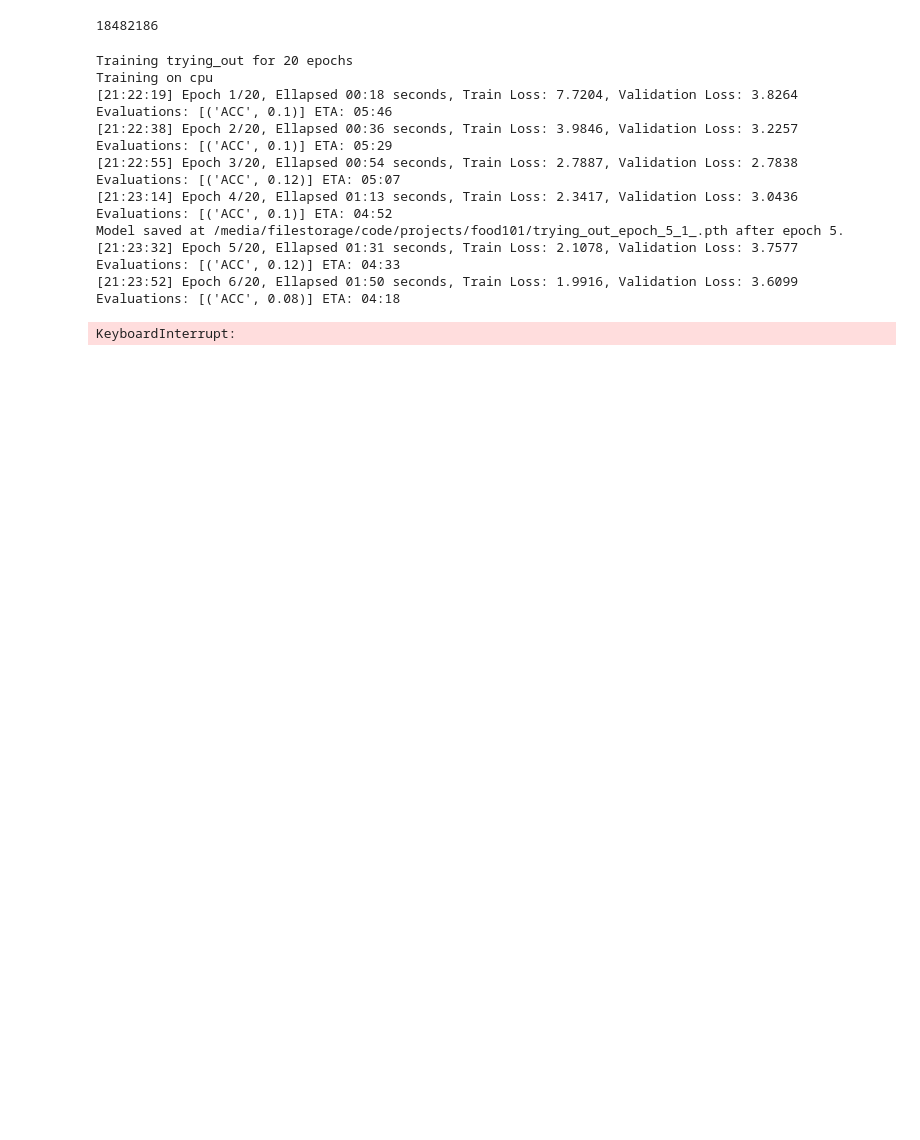
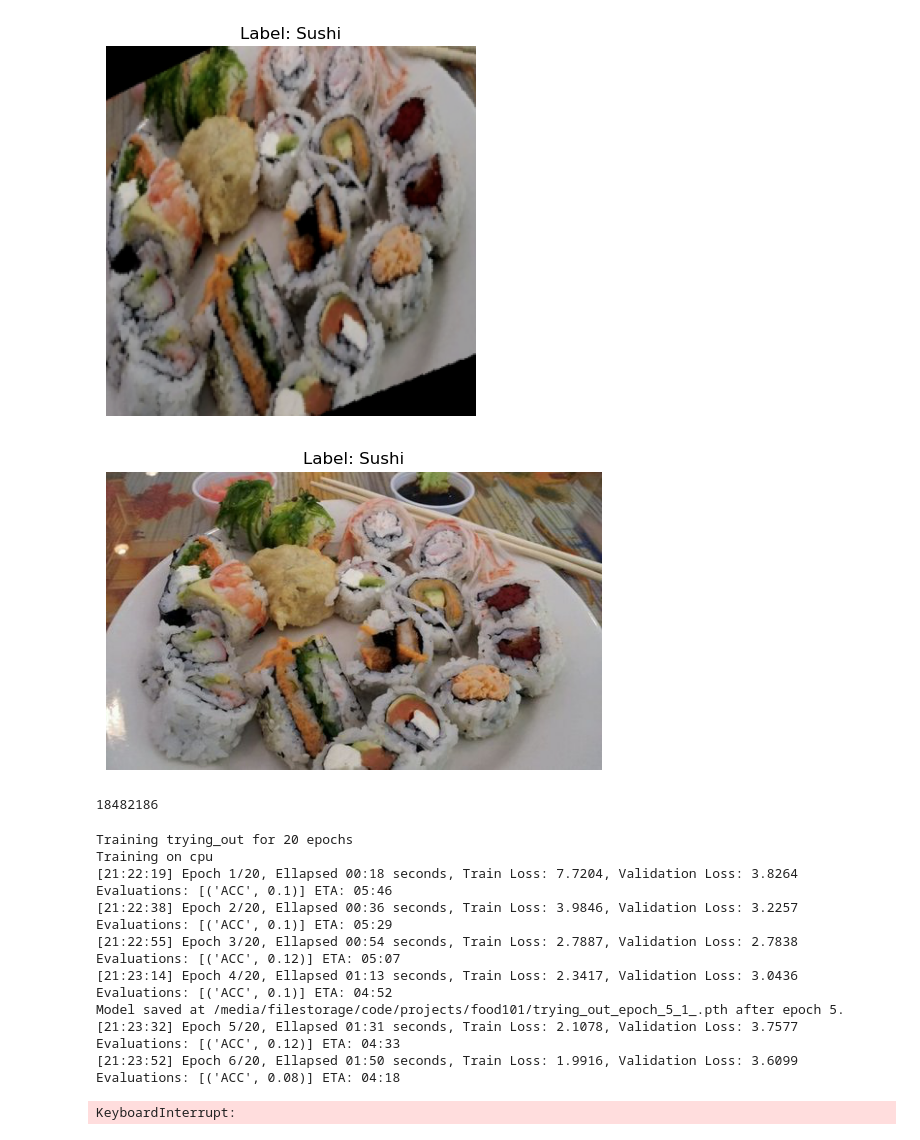
Before and after one commit to shalabala/food101, a Jupyter notebook: project.ipynb, the cells around one changed output. Drawn from its saved outputs; the diff is of its cells as text; code cells hidden in the pictures; blank space fills up the shorter version.

```diff
--- a/project.ipynb
+++ b/project.ipynb
@@ -32,3 +56,25 @@ dt_test = FoodDataset(path,
+# %%
+import numpy as np
+import random
+rand_idx = random.randint(0, len(dt_train))
+def plot_normalized_image(image, label):
+    # Denormalize the image tensor (assuming it was normalized with mean and std)
+    image = image.permute(1, 2, 0)
+    image = image.clip(0, 1)  # Ensure values are in the range [0, 1]
+
+
+    plt.figure()
+    plt.imshow(image)
+    plt.title(f"Label: {label}")
+    plt.axis('off')
+    plt.show()
+
+# Example usage
+plot_normalized_image(dt_train[rand_idx][0], dt_train.get_class_label(dt_train[rand_idx][1]))
+plot_normalized_image(dt_original[rand_idx][0], dt_original.get_class_label(dt_original[rand_idx][1]))
+# %% [output]
+[figure, added]
+[figure, added]
 # %%
 model = FoodModel_2(10)
 sum(p.numel() for p in model.parameters() if p.requires_grad)
```
Also changed, not shown: parts of 3 cells of this notebook, 2 other files.
